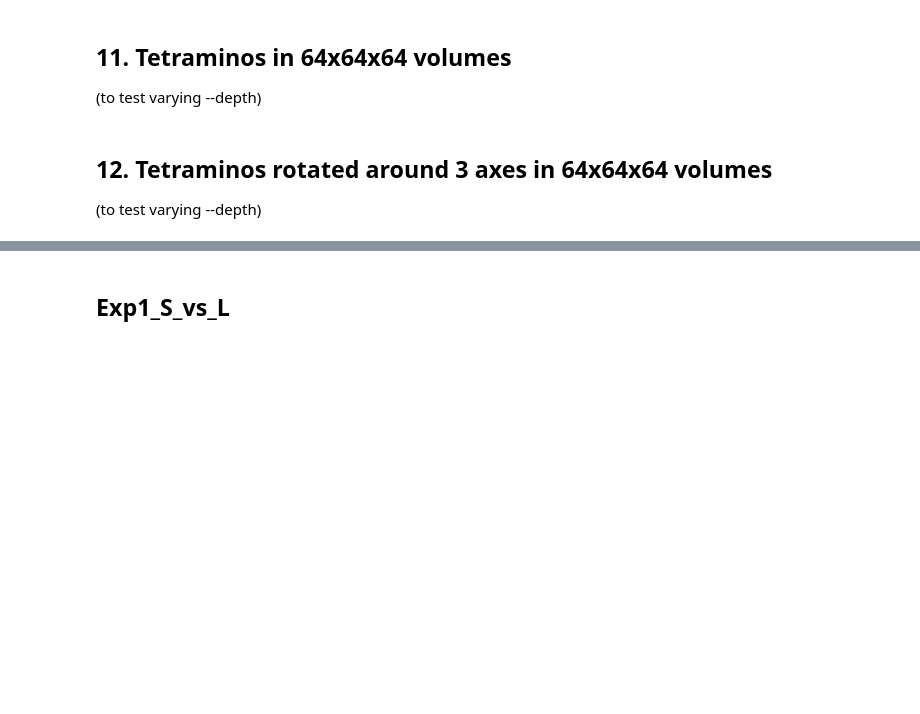
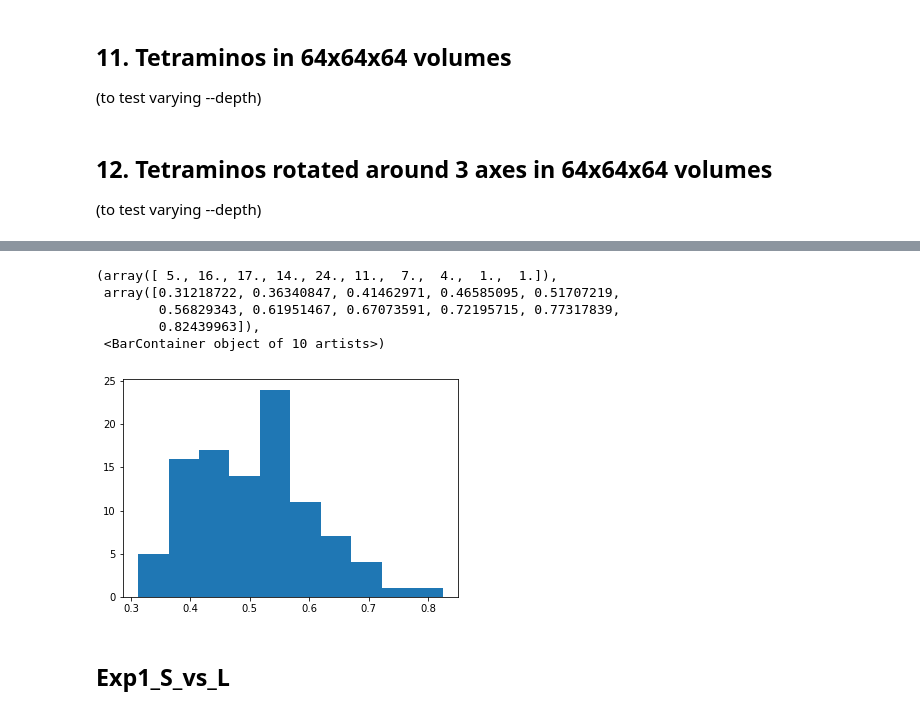
Before and after one commit to rosalindfranklininstitute/3DTetrisGen, a Jupyter notebook: generate_datasets.ipynb, the cells around one changed output, grey strips where cells are left out. Saved outputs shown, nothing was run; the diff lists cells and outputs as text; code cells hidden in the pictures; blank space fills up the shorter version.

```diff
--- a/generate_datasets.ipynb
+++ b/generate_datasets.ipynb
@@ -636,3 +681,16 @@ print(upscaled_coords)
+# %%
+import matplotlib.pyplot as plt
+from numpy import random
+
+rand = random.normal(loc = 1, scale = 0.2)
+plt.hist(rand)
+# %% [output]
+(array([ 5., 16., 17., 14., 24., 11.,  7.,  4.,  1.,  1.]),
+ array([0.31218722, 0.36340847, 0.41462971, 0.46585095, 0.51707219,
+        0.56829343, 0.61951467, 0.67073591, 0.72195715, 0.77317839,
+        0.82439963]),
+ <BarContainer object of 10 artists>)
+[figure, added]
 # %% [markdown]
 ## Exp1_S_vs_L
 # %% [markdown]
```
Also changed, not shown: parts of 5 cells of this notebook.
